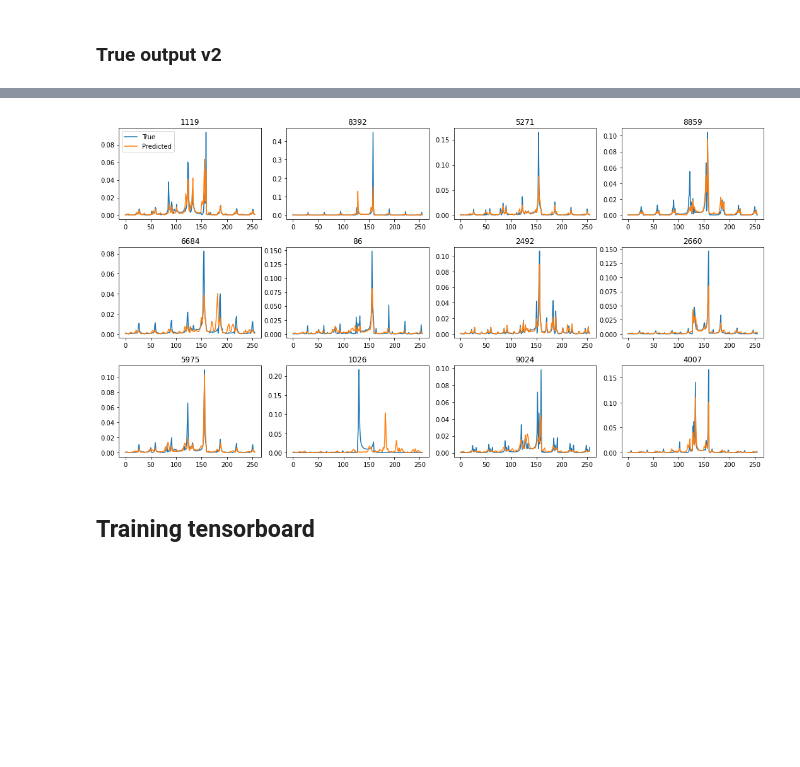
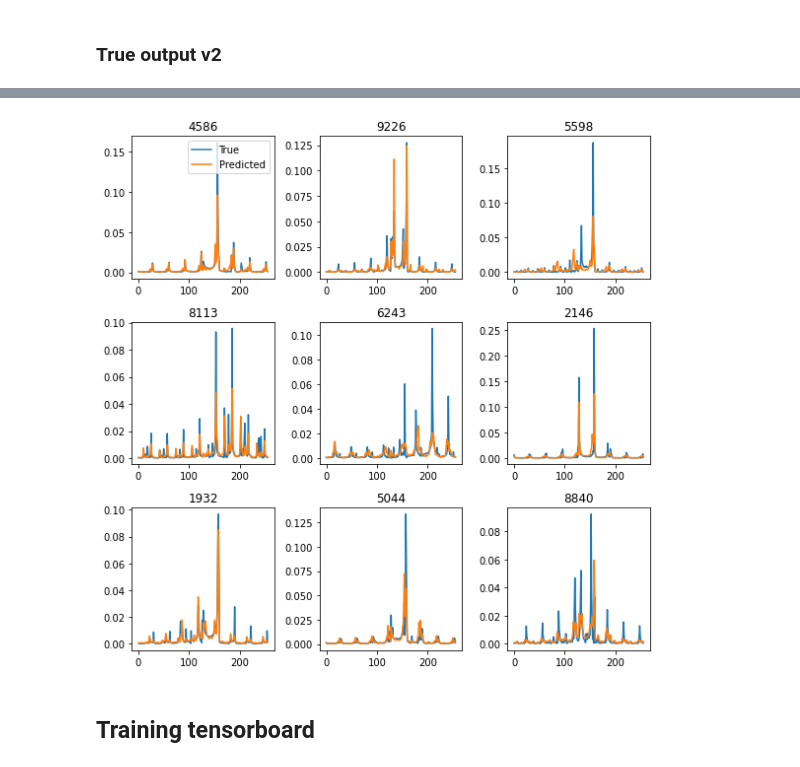
Before and after one commit to stringtheorys/5G-Beam-Selection, a Jupyter notebook: results/analytics.ipynb, the cells around one changed output, grey strips where cells are left out. Saved outputs shown, nothing was run; the diff lists cells and outputs as text; code cells hidden in the pictures; blank space fills up the shorter version.

```diff
--- a/results/analytics.ipynb
+++ b/results/analytics.ipynb
@@ -92,7 +92,7 @@ model = tf.keras.models.load_model('models/centralised-imperial/model',
 training_input, validation_input = dataset_fn()
 training_output, validation_output = output_dataset()
 
-fig, axs = plt.subplots(3, 4, figsize=(15, 8))
+fig, axs = plt.subplots(3, 3, figsize=(8, 8))
 for ax in axs.flatten():
     pos = np.random.randint(0, len(training_input))
     ax.plot(np.arange(256), training_output[pos], label='True')
@@ -116,7 +116,7 @@ model = tf.keras.models.load_model('models/centralised-imperial-v2/model',
 training_input, validation_input = dataset_fn()
 training_output, validation_output = output_dataset(version='v2')
 
-fig, axs = plt.subplots(3, 4, figsize=(15, 8))
+fig, axs = plt.subplots(3, 3, figsize=(8, 8))
 for ax in axs.flatten():
     pos = np.random.randint(0, len(training_input))
     ax.set_title(pos)
@@ -132,4 +132,4 @@ evaluation = model.evaluate(validation_input, validation_output)
-[figure, old version]
+[figure, new version]
 # %% [markdown]
 ## Training tensorboard
 # %%
```
Also changed, not shown: parts of 6 cells of this notebook, 5 other files.
